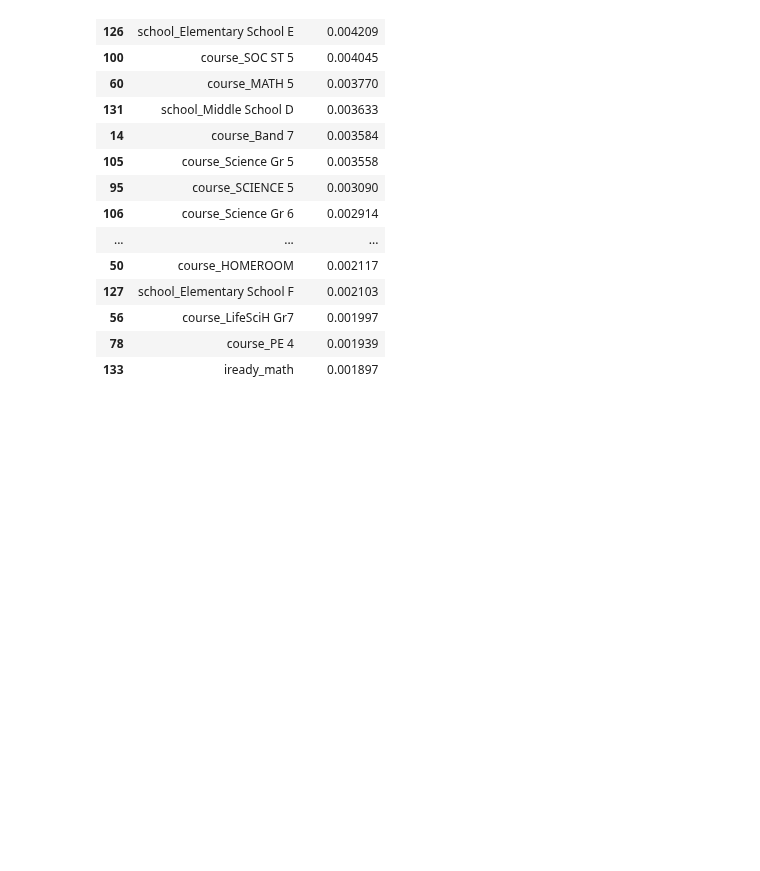
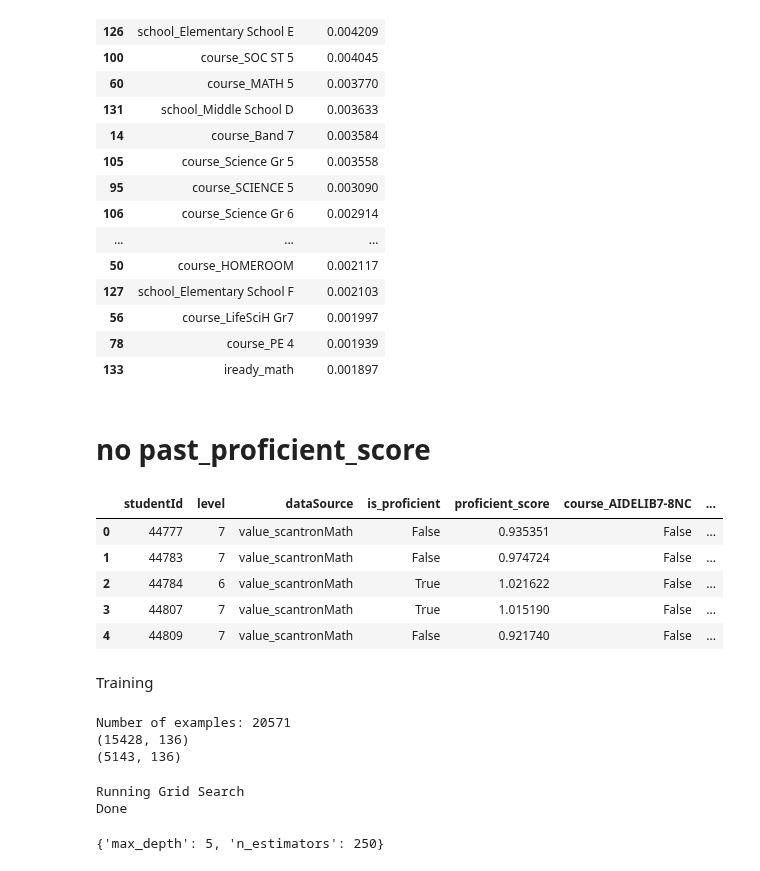
Before and after one commit to level-data-1a/predicting-proficiency, a Jupyter notebook: RandomForest/scantronMath.ipynb, the cells around one changed output. Drawn from its saved outputs; the diff is of its cells as text; code cells hidden in the pictures; blank space fills up the shorter version.

```diff
--- a/RandomForest/scantronMath.ipynb
+++ b/RandomForest/scantronMath.ipynb
@@ -258,3 +253,51 @@ importance_df.head(20)
 | 56 | course_LifeSciH Gr7 | 0.001997 |
 | 78 | course_PE 4 | 0.001939 |
 | 133 | iready_math | 0.001897 |
+# %% [markdown]
+# no past_proficient_score
+# %%
+scantronMath_38_df = pd.read_csv('../dataframes/scantronMath_38.csv')
+scantronMath_38_df.head()
+# %% [output]
+|  | studentId | level | dataSource | is_proficient | proficient_score | course_AIDELIB7-8NC | ... |
+| 0 | 44777 | 7 | value_scantronMath | False | 0.935351 | False | ... |
+| 1 | 44783 | 7 | value_scantronMath | False | 0.974724 | False | ... |
+| 2 | 44784 | 6 | value_scantronMath | True | 1.021622 | False | ... |
+| 3 | 44807 | 7 | value_scantronMath | True | 1.015190 | False | ... |
+| 4 | 44809 | 7 | value_scantronMath | False | 0.921740 | False | ... |
+# %% [markdown]
+Training
+# %%
+#training
+y = scantronMath_38_df['proficient_score']
+X= scantronMath_38_df.drop(['proficient_score', 'is_proficient', 'studentId','dataSource', 'level', 'past_proficient_score'], axis=1)
+print("Number of examples: " + str(X.shape[0]))
+X_train,X_test, y_train,y_test = train_test_split(X,y, test_size=0.25,stratify= scantronMath_38_df['is_proficient'], random_state=123)
+print(X_train.shape)
+print(X_test.shape)
+# %% [output]
+Number of examples: 20571
+(15428, 136)
+(5143, 136)
+# %%
+#setting up the param grid, possible hyperparameter for max_depth and n_estimators:The number of trees in the forest.
+max_depth_values38 = [5,15, 30]
+n_estimators_value38 = [100,250,400]
+param_grid38 = {'max_depth' : list(max_depth_values38), 'n_estimators' : list(n_estimators_value38)}
+
+
+print("Running Grid Search")
+rf_regressor38 = RandomForestRegressor()
+
+# will have a 3-fold cross validation
+rf_grid38 = GridSearchCV(rf_regressor38, param_grid38, cv=3, scoring='neg_root_mean_squared_error')
+rf_grid_search38 = rf_grid38.fit(X_train, y_train)
+
+print("Done")
+rf_best_params38 = rf_grid_search38.best_params_
+
+rf_best_params38
+# %% [output]
+Running Grid Search
+Done
+{'max_depth': 5, 'n_estimators': 250}
```
Also changed, not shown: parts of 17 cells of this notebook.
